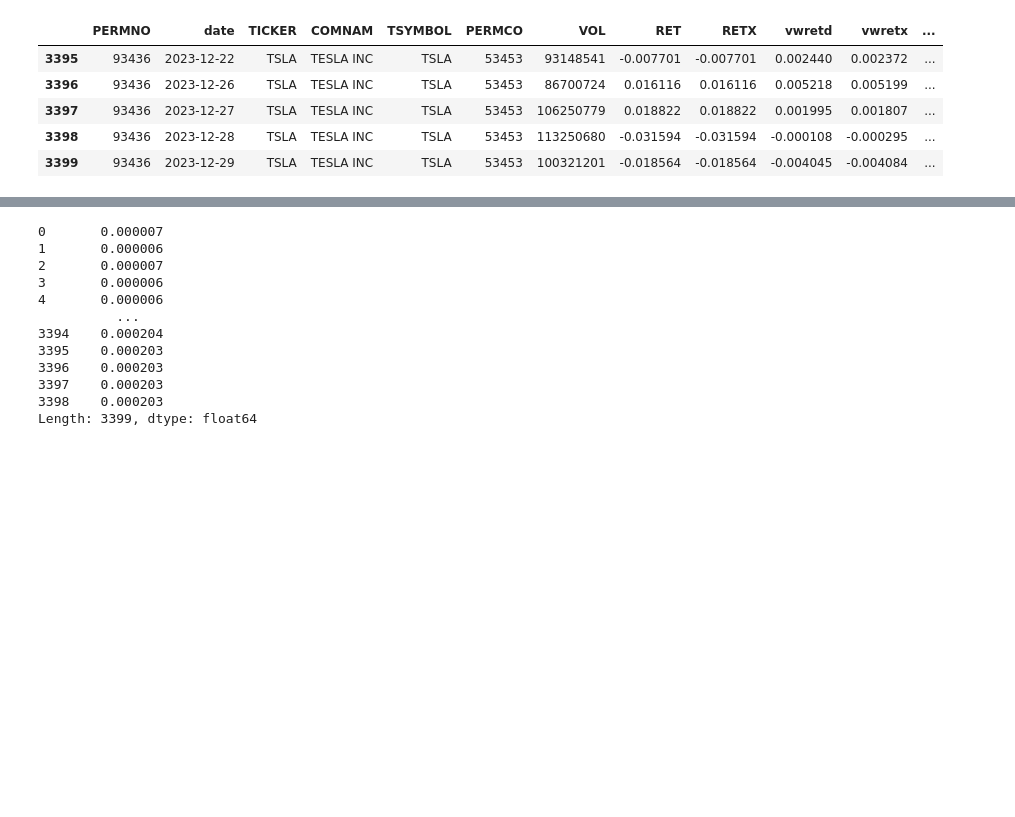
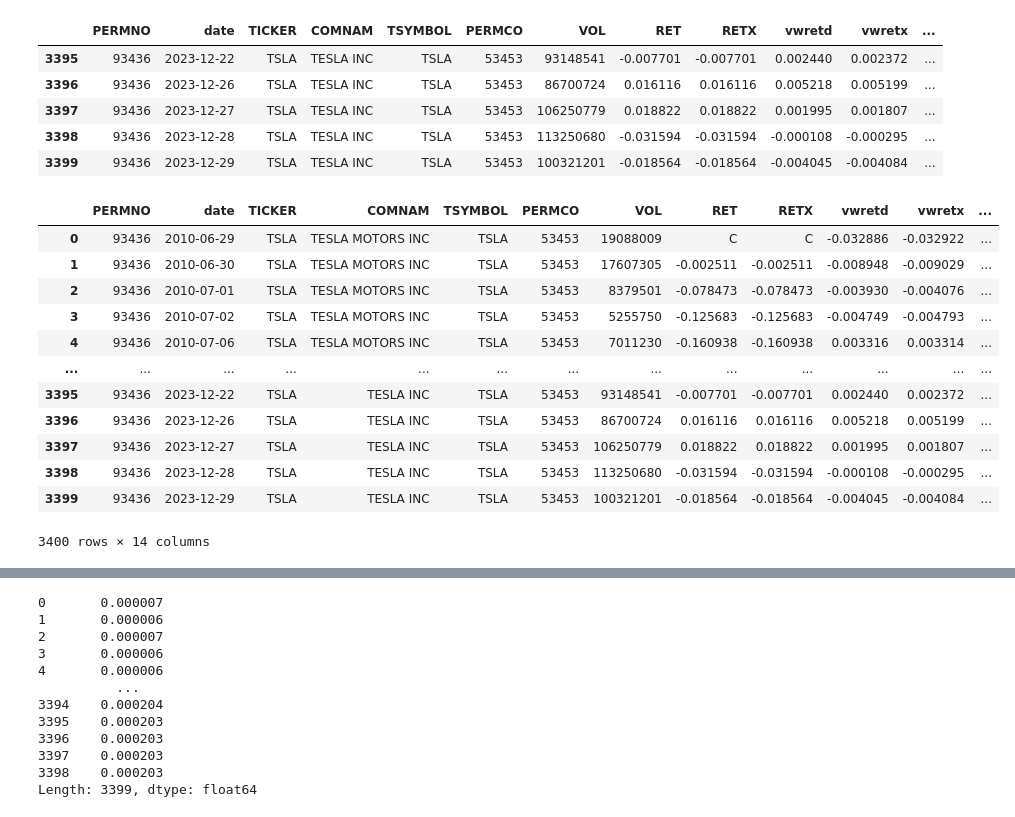
Before and after one commit to Hedegaard9/Master, a Jupyter notebook: data_analysis.ipynb, the cells around one changed output, grey strips where cells are left out. Drawn from its saved outputs; the diff is of its cells as text; code cells hidden in the pictures; blank space fills up the shorter version.

```diff
--- a/data_analysis.ipynb
+++ b/data_analysis.ipynb
@@ -340,3 +332,19 @@ tsla_df.tail()
 | 3397 | 93436 | 2023-12-27 | TSLA | TESLA INC | TSLA | 53453 | 106250779 | 0.018822 | 0.018822 | 0.001995 | 0.001807 | ... |
 | 3398 | 93436 | 2023-12-28 | TSLA | TESLA INC | TSLA | 53453 | 113250680 | -0.031594 | -0.031594 | -0.000108 | -0.000295 | ... |
 | 3399 | 93436 | 2023-12-29 | TSLA | TESLA INC | TSLA | 53453 | 100321201 | -0.018564 | -0.018564 | -0.004045 | -0.004084 | ... |
+# %%
+tsla_df
+# %% [output]
+|  | PERMNO | date | TICKER | COMNAM | TSYMBOL | PERMCO | VOL | RET | RETX | vwretd | vwretx | ... |
+| 0 | 93436 | 2010-06-29 | TSLA | TESLA MOTORS INC | TSLA | 53453 | 19088009 | C | C | -0.032886 | -0.032922 | ... |
+| 1 | 93436 | 2010-06-30 | TSLA | TESLA MOTORS INC | TSLA | 53453 | 17607305 | -0.002511 | -0.002511 | -0.008948 | -0.009029 | ... |
+| 2 | 93436 | 2010-07-01 | TSLA | TESLA MOTORS INC | TSLA | 53453 | 8379501 | -0.078473 | -0.078473 | -0.003930 | -0.004076 | ... |
+| 3 | 93436 | 2010-07-02 | TSLA | TESLA MOTORS INC | TSLA | 53453 | 5255750 | -0.125683 | -0.125683 | -0.004749 | -0.004793 | ... |
+| 4 | 93436 | 2010-07-06 | TSLA | TESLA MOTORS INC | TSLA | 53453 | 7011230 | -0.160938 | -0.160938 | 0.003316 | 0.003314 | ... |
+| ... | ... | ... | ... | ... | ... | ... | ... | ... | ... | ... | ... | ... |
+| 3395 | 93436 | 2023-12-22 | TSLA | TESLA INC | TSLA | 53453 | 93148541 | -0.007701 | -0.007701 | 0.002440 | 0.002372 | ... |
+| 3396 | 93436 | 2023-12-26 | TSLA | TESLA INC | TSLA | 53453 | 86700724 | 0.016116 | 0.016116 | 0.005218 | 0.005199 | ... |
+| 3397 | 93436 | 2023-12-27 | TSLA | TESLA INC | TSLA | 53453 | 106250779 | 0.018822 | 0.018822 | 0.001995 | 0.001807 | ... |
+| 3398 | 93436 | 2023-12-28 | TSLA | TESLA INC | TSLA | 53453 | 113250680 | -0.031594 | -0.031594 | -0.000108 | -0.000295 | ... |
+| 3399 | 93436 | 2023-12-29 | TSLA | TESLA INC | TSLA | 53453 | 100321201 | -0.018564 | -0.018564 | -0.004045 | -0.004084 | ... |
+3400 rows × 14 columns
```
Also changed, not shown: parts of 16 cells of this notebook, 3 other files.
